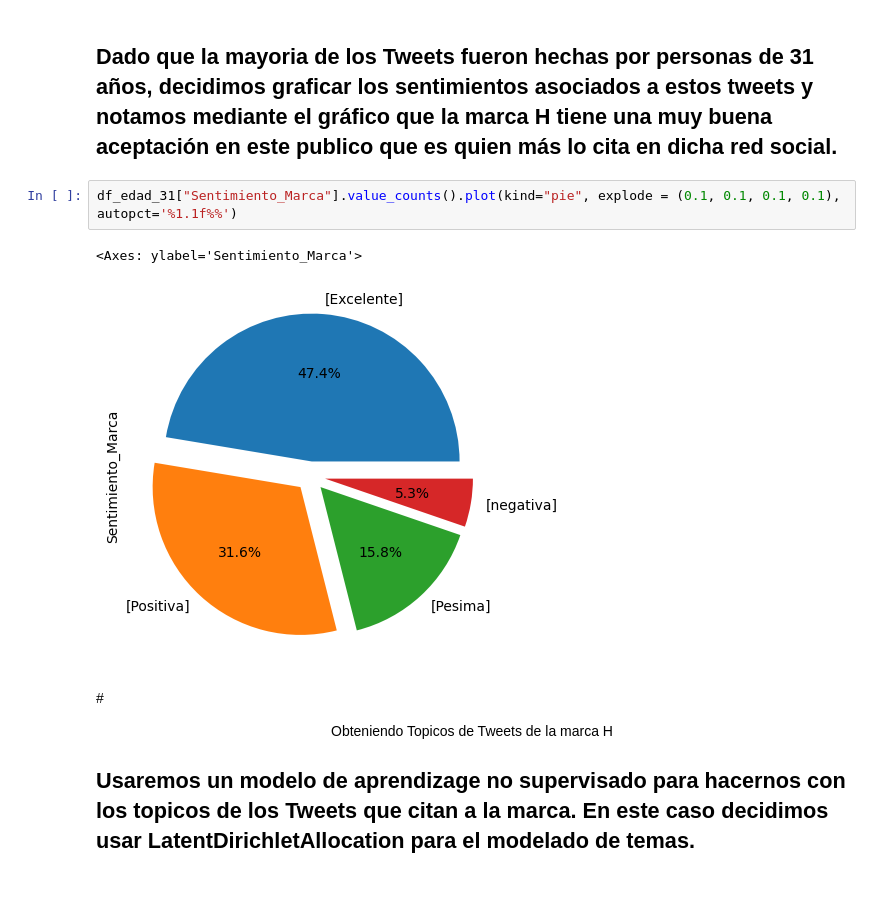
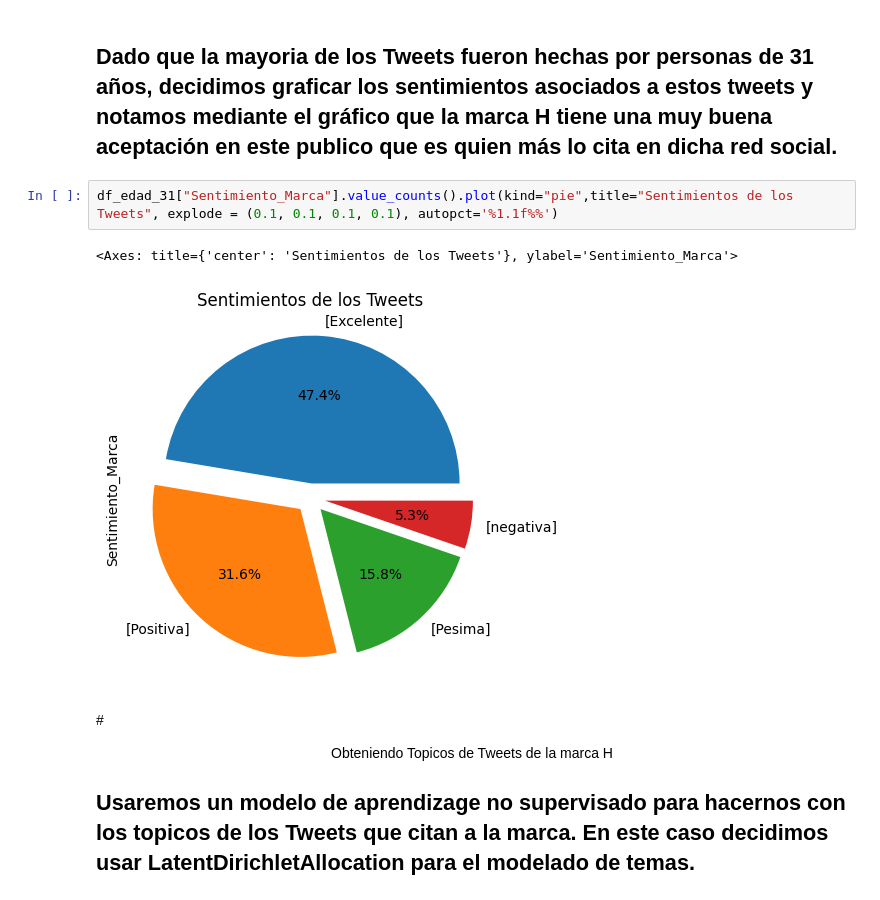
Before and after one commit to elyober/G15PracticaProfesionalizanteISPC, a Jupyter notebook: ModeloRegresionLogistica_en.ipynb, the cells around one changed output. Saved outputs shown, nothing was run; the diff lists cells and outputs as text.

```diff
--- a/ModeloRegresionLogistica_en.ipynb
+++ b/ModeloRegresionLogistica_en.ipynb
@@ -363,10 +429,10 @@ df_edad_31.head()
 # %% [markdown]
 ## Dado que la mayoria de los Tweets fueron hechas por personas de 31 años, decidimos graficar los sentimientos asociados a estos tweets y notamos mediante el gráfico que la marca H tiene una muy buena aceptación en este publico que es quien más lo cita en dicha red social.
 # %%
-df_edad_31["Sentimiento_Marca"].value_counts().plot(kind="pie", explode = (0.1, 0.1, 0.1, 0.1), autopct='%1.1f%%')
+df_edad_31["Sentimiento_Marca"].value_counts().plot(kind="pie",title="Sentimientos de los Tweets", explode = (0.1, 0.1, 0.1, 0.1), autopct='%1.1f%%')
 # %% [output]
-<Axes: ylabel='Sentimiento_Marca'>
+<Axes: title={'center': 'Sentimientos de los Tweets'}, ylabel='Sentimiento_Marca'>
-[figure, old version]
+[figure, new version]
 # %% [markdown]
 #<center> Obteniendo Topicos de Tweets de la marca H<center>
 ## Usaremos un modelo de aprendizage no supervisado para hacernos con los topicos de los Tweets que citan a la marca. En este caso decidimos usar LatentDirichletAllocation para el modelado de temas.
```
Also changed, not shown: parts of 24 cells of this notebook.
